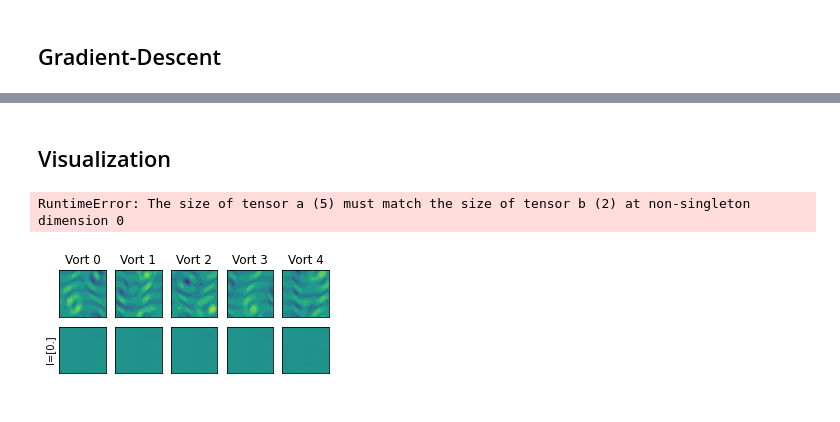
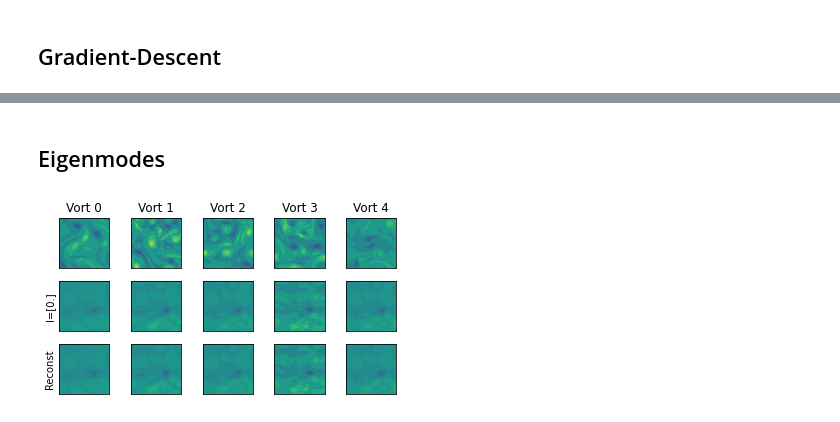
Before and after one commit to Oafish1/Autoencoder-Eigenanalysis, a Jupyter notebook: notebook.ipynb, the cells around one changed output, grey strips where cells are left out. Saved outputs shown, nothing was run; the diff lists cells and outputs as text; code cells hidden in the pictures.

```diff
--- a/notebook.ipynb
+++ b/notebook.ipynb
@@ -58,3 +56,14 @@ test_snapshots /= snapshots.absolute().max()
+# %%
+# Load data from obj
+snapshots = torch.load('./data/simulated_data.obj')
+# %%
+# Format data
+train_size = int(.95*len(snapshots))
+train_idx = np.random.choice(range(len(snapshots)), train_size, replace=False)
+test_snapshots = snapshots[list(set(range(len(snapshots))) - set(train_idx))]
+snapshots = snapshots[train_idx]
+snapshots /= snapshots.absolute().max()
+test_snapshots /= test_snapshots.absolute().max()
 # %% [markdown]
 # Visualize Data
 # %%
@@ -75,10 +84,11 @@ plt.show()
 # %%
 # Visualize shift
-fig_shape = (1, 5)
+fig_shape = (1, 10)
 fig = plt.figure(figsize=(10, 2))
 for i in range(prod(fig_shape)):
     ax = fig.add_subplot(*fig_shape, i+1)
     snap = DS.translate_fx(snapshots[9][0], base_shape=base_shape, dx=dx, x_shift=(np.pi/2)*i)
+    # snap = DS.all_syms(snapshots[9][0], base_shape=base_shape, dx=dx, m=326*i)
     ax.contourf(*axis_array, snap)
     ax.set_aspect('equal')
     ax.set_xticks([])
@@ -159,3 +181,19 @@ plt.show()
+# %%
+# Calculate dissipation
+autoencoder.to(device)
+actual_diss = [DS.compute_diss(snap[0], 40) for snap in test_snapshots]
+predicted_diss = [DS.compute_diss(autoencoder(snap.unsqueeze(0).to(device))[1][0][0].detach().cpu(), 40) for snap in test_snapshots]
+
+# Plot dissipation
+fig_shape = (1, 1)
+fig = plt.figure(figsize=(6, 6))
+ax = fig.add_subplot(*fig_shape, 1)
+sns.distplot(predicted_diss, 20, ax=ax, label='Predicted')
+sns.distplot(actual_diss, 20, ax=ax, label='Actual')
+plt.xlabel('Dissipation')
+plt.xticks([])
+plt.yticks([])
+plt.legend();
 # %% [markdown]
 # Eigenanalysis
 # %%
@@ -333,7 +403,8 @@ Applicable wavenumbers: [0.0, 4.500000476837158]
 # %% [markdown]
-## Visualization
+## Eigenmodes
 # %%
 # Preview reconstruction
+autoencoder.cpu()
 sample_num = 5
 fig_shape = (len(SP)+2, omega_test.shape[0])
 fig = plt.figure(figsize=fig_shape[::-1])
@@ -346,35 +417,34 @@ for i in range(fig_shape[0]):
             ax.set_aspect('equal')
             ax.set_xticks([])
             ax.set_yticks([])
             ax.set_title(f'Vort {j}')
 
     # Predicted
     elif i != fig_shape[0]-1:
         if i == 1:
-            decodes = autoencoder.cpu().decoder(SP[0][:sample_num].real).detach().cpu()
+            decodes = autoencoder.decoder(SP[0][:sample_num].real).detach().cpu()
         else:
-            decodes = autoencoder.cpu().decoder((SP[0][:sample_num]+SP[i-1][:sample_num]).real).detach().cpu()
+            decodes = autoencoder.decoder((SP[0][:sample_num]+SP[i-1][:sample_num]).real).detach().cpu()
         for j, vort in enumerate(decodes):
             ax = fig.add_subplot(*fig_shape, i*fig_shape[1]+1+j)
             ax.contourf(*axis_array, vort[0, :, :], vmin=-1, vmax=1)
             ax.set_aspect('equal')
             ax.set_xticks([])
             ax.set_yticks([])
             if j == 0:
                 ax.set_ylabel(f'l={used_l[i-1]}')
     # Reconstructed
     else:
-        decodes = autoencoder.cpu().decoder(sum(SP)[:sample_num].real).detach().cpu()
+        decodes = autoencoder.decoder(sum(SP)[:sample_num].real).detach().cpu()
         for j, vort in enumerate(decodes):
             ax = fig.add_subplot(*fig_shape, i*fig_shape[1]+1+j)
             ax.contourf(*axis_array, vort[0, :, :], vmin=-1, vmax=1)
             ax.set_aspect('equal')
             ax.set_xticks([])
             ax.set_yticks([])
             if j == 0:
                 ax.set_ylabel(f'Reconst')
 fig.tight_layout()
 plt.show()
 # %% [output]
-RuntimeError: The size of tensor a (5) must match the size of tensor b (2) at non-singleton dimension 0
-[figure, old version]
+[figure, new version]
```
Also changed, not shown: parts of 24 cells of this notebook, 10 other files.
